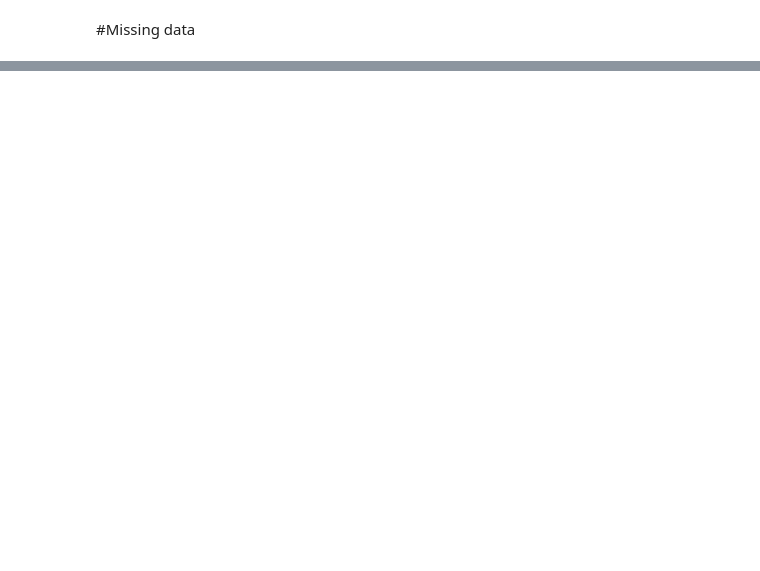
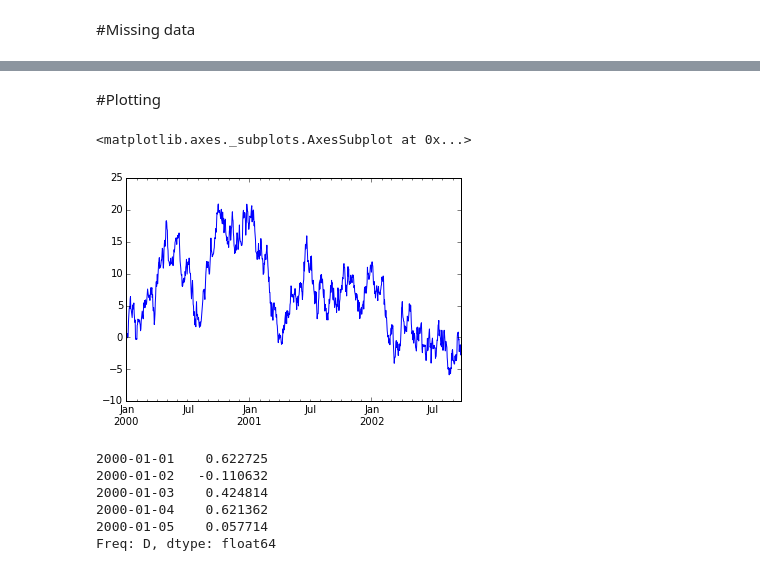
Before and after one commit to aenfield/random, a Jupyter notebook: 10MinutesToPandas.ipynb, the cells around one changed output, grey strips where cells are left out. Saved outputs shown, nothing was run; the diff lists cells and outputs as text; code cells hidden in the pictures; blank space fills up the shorter version.

```diff
--- a/10MinutesToPandas.ipynb
+++ b/10MinutesToPandas.ipynb
@@ -509,0 +1330,18 @@ dfcopy2
+# %% [markdown]
+#Plotting
+# %%
+ts = pd.Series(np.random.randn(1000), index=pd.date_range('1/1/2000', periods=1000))
+ts = ts.cumsum()
+ts.plot()
+# %% [output]
+<matplotlib.axes._subplots.AxesSubplot at 0x...>
+[figure, added]
+# %%
+ts.head()
+# %% [output]
+2000-01-01    0.622725
+2000-01-02   -0.110632
+2000-01-03    0.424814
+2000-01-04    0.621362
+2000-01-05    0.057714
+Freq: D, dtype: float64
```
Also changed, not shown: parts of 149 cells of this notebook.
